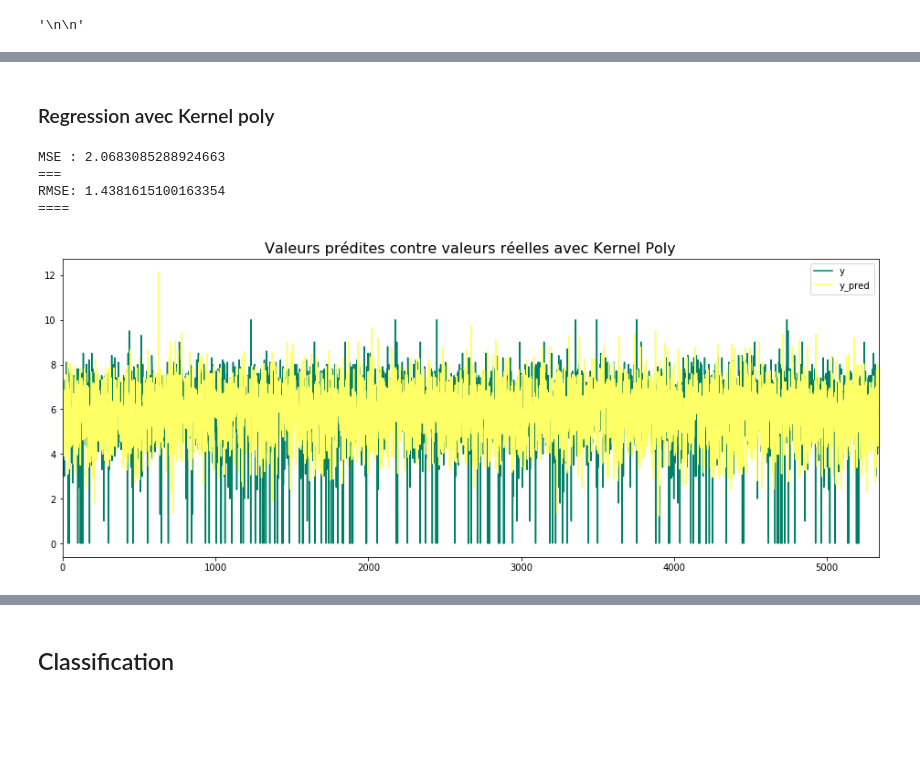
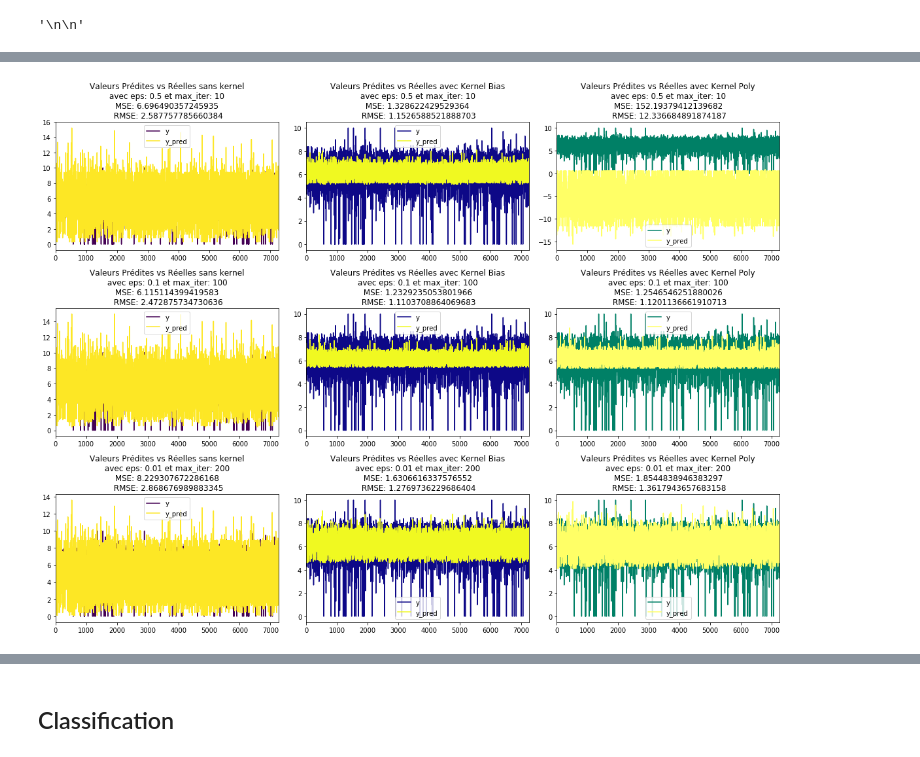
Before and after one commit to ATidiane/IMDb-Data-Analysis, a Jupyter notebook: consignes-Copy2.ipynb, the cells around one changed output, grey strips where cells are left out. Cells and saved outputs as stored; diff of their text form; code cells hidden in the pictures; blank space fills up the shorter version.

```diff
--- a/consignes-Copy2.ipynb
+++ b/consignes-Copy2.ipynb
@@ -482,3 +605,6 @@ class Regressor(cl.Classifier):
+# %%
+X = basic_X.values
+y = df_y.values
+regressor_set = createLabeledSet(X, y)
 # %%
-# Splitting data
-train_set, test_set = split(regressor_set, 0.2)
+train_set, test_set = split(regressor_set, 0.3)
@@ -512,13 +610,0 @@ RMSE: 1.8576850592715195
-# %%
-# Declaring Regressor
-regressor_bias = Regressor(regressor_set.x.shape[1]+1, 0.1, kernel_bias, 200)
-# Training Regressor
-regressor_bias.train(train_set)
-# Testing Regressor
-ypred_bias = regressor_poly.predict(test_set.x)
-# Scoring
-regressor_bias.accuracy(test_set)
-# Plotting Results
-regressor_bias.plot_results(test_set.y, y_pred,
-                           'Valeurs prédites contre valeurs réelles avec Kernel Bias',
-                           cmap='plasma')
@@ -531,21 +611,4 @@ RMSE: 1.4525934020704387
-# %% [markdown]
-### Regression avec Kernel poly
-# %%
-# Declaring Regressor
-regressor_poly = Regressor((regressor_set.x.shape[1]*2)+1, 0.1, kernel_poly, 200)
-# Training Regressor
-regressor_poly.train(train_set)
-# Testing Regressor
-ypred_poly = regressor_poly.predict(test_set.x)
-# Scoring
-regressor_poly.accuracy(test_set)
-# Plotting Results
-regressor_poly.plot_results(test_set.y, y_pred,
-                            title='Valeurs prédites contre valeurs réelles avec Kernel Poly',
-                            cmap='summer')
-# %% [output]
-MSE : 2.0683085288924663
-===
-RMSE: 1.4381615100163354
-====
-[figure, removed]
+# %%
+plot_regression_experiences(regressor_set, train_set, test_set)
+# %% [output]
+[figure, added]
```
Also changed, not shown: parts of 26 cells of this notebook.
